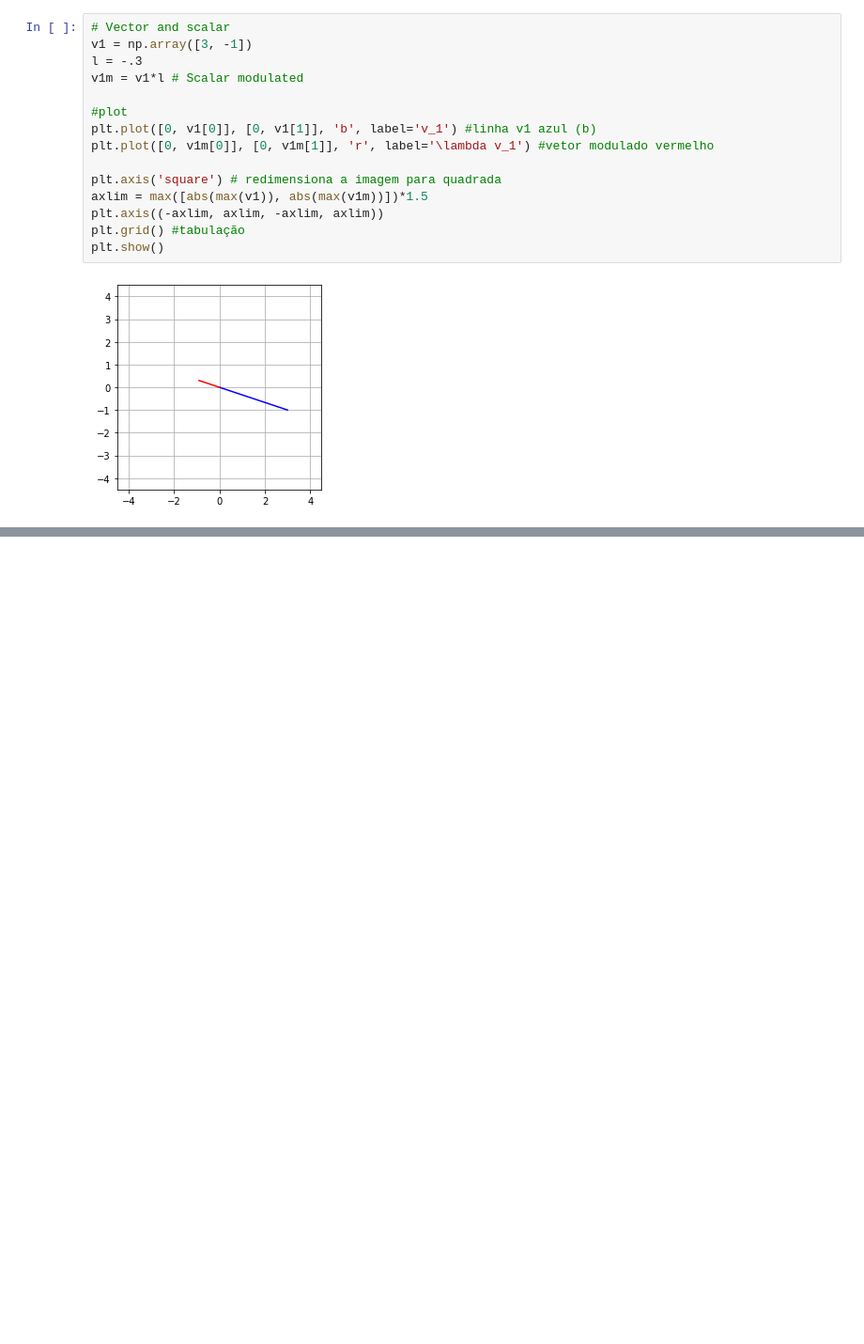
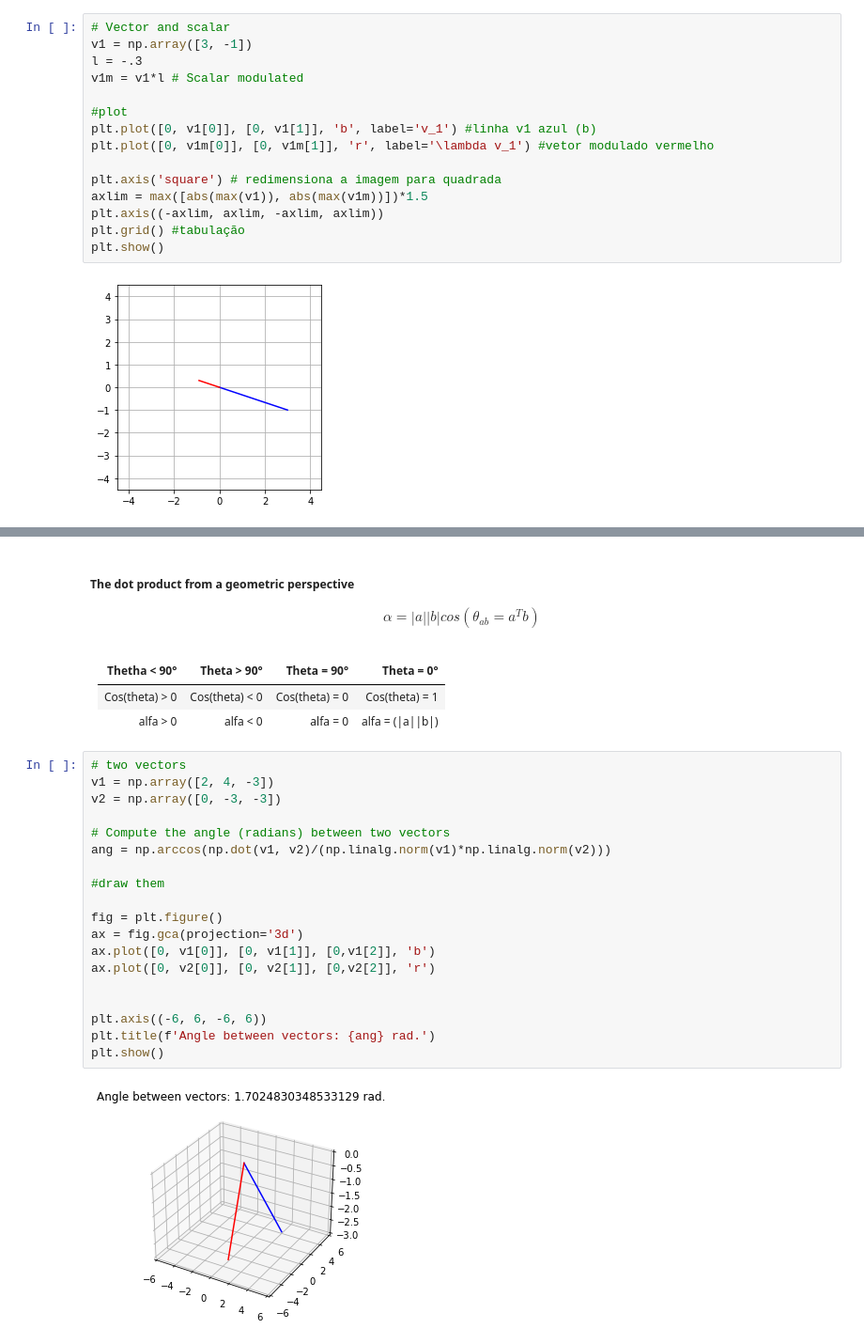
Before and after one commit to kennyow/Linear_Algebra_Course_2025, a Jupyter notebook: Vectors/Vectors.ipynb, the cells around one changed output, grey strips where cells are left out. Shown at 94% size. Cells and saved outputs as stored; diff of their text form; blank space fills up the shorter version.

Commit message:
Add dot product

```diff
--- a/Vectors/Vectors.ipynb
+++ b/Vectors/Vectors.ipynb
@@ -240,0 +237,30 @@ vl1
+# %% [markdown]
+##### The dot product from a geometric perspective
+
+$$ \alpha = |a||b|cos(\theta_{ab} = a^Tb)$$
+# %% [markdown]
+| Thetha < 90° | Theta > 90° | Theta = 90° | Theta = 0° |
+|--------------|-------------|-------------|------------|
+| Cos(theta) > 0 | Cos(theta) < 0 | Cos(theta) = 0 | Cos(theta) = 1 |
+| alfa > 0       | alfa < 0       | alfa = 0       | alfa = (\|a\|\|b\|) |
+# %%
+# two vectors
+v1 = np.array([2, 4, -3])
+v2 = np.array([0, -3, -3])
+
+# Compute the angle (radians) between two vectors
+ang = np.arccos(np.dot(v1, v2)/(np.linalg.norm(v1)*np.linalg.norm(v2)))
+
+#draw them
+
+fig = plt.figure()
+ax = fig.gca(projection='3d')
+ax.plot([0, v1[0]], [0, v1[1]], [0,v1[2]], 'b')
+ax.plot([0, v2[0]], [0, v2[1]], [0,v2[2]], 'r')
+
+
+plt.axis((-6, 6, -6, 6))
+plt.title(f'Angle between vectors: {ang} rad.')
+plt.show()
+# %% [output]
+[figure, added]
```
Also changed, not shown: parts of 20 cells of this notebook.
